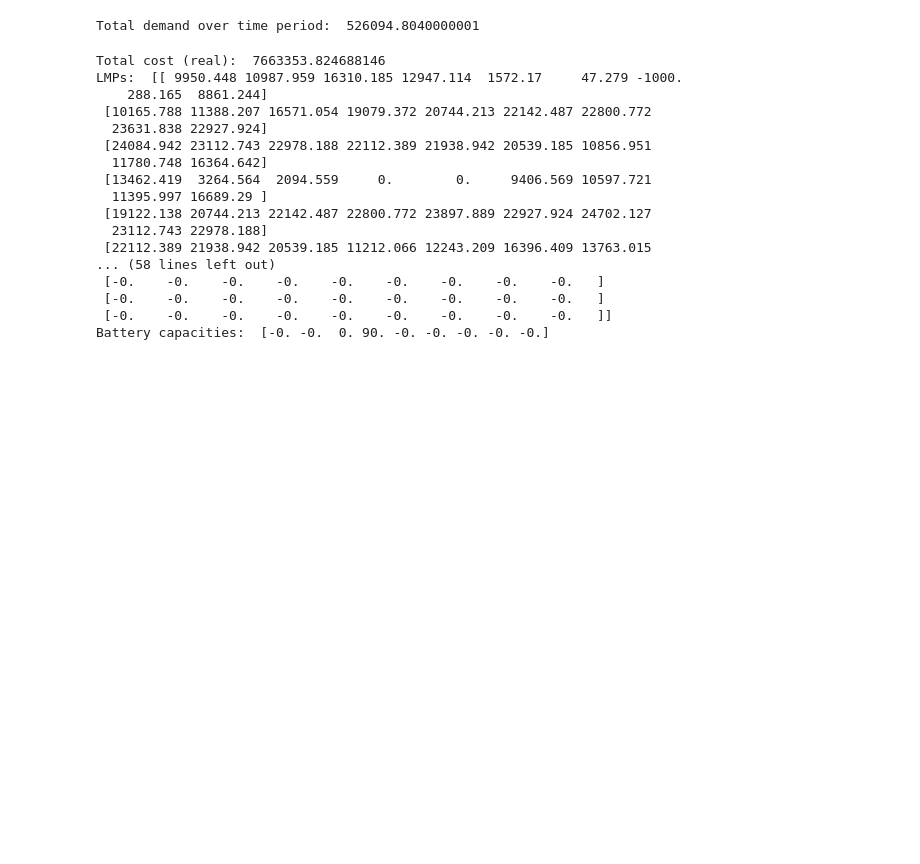
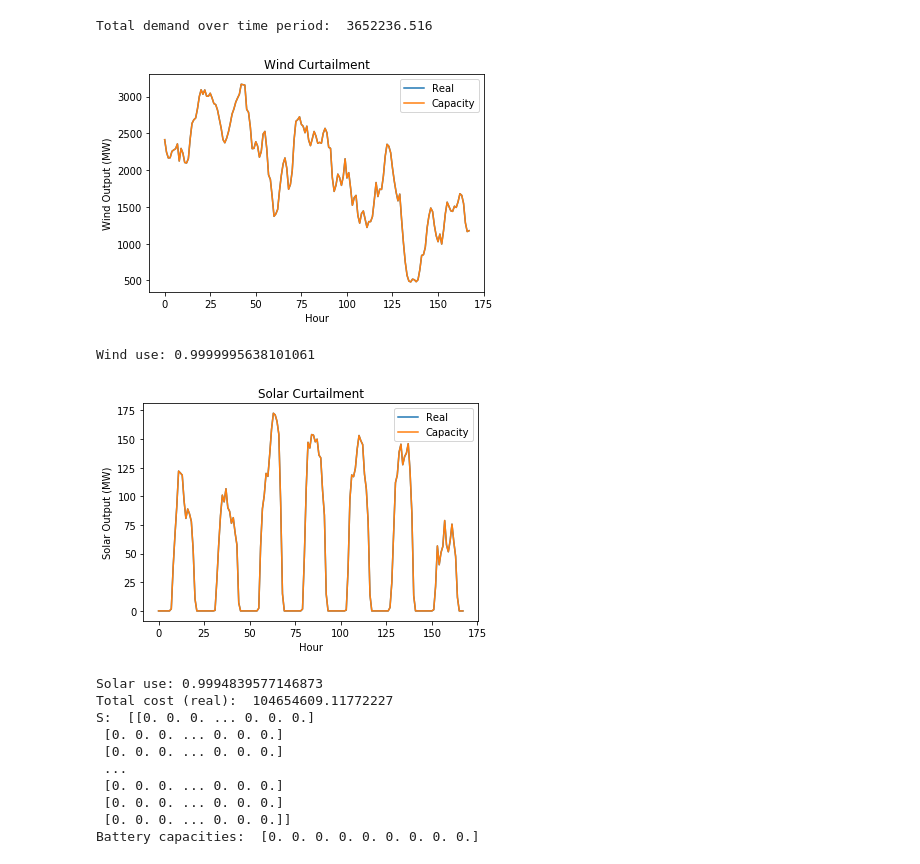
Before and after one commit to rsyoung96/ercot-storage, a Jupyter notebook: OPF_cvxpy_batteries.ipynb, the cells around one changed output. Cells and saved outputs as stored; diff of their text form; code cells hidden in the pictures; blank space fills up the shorter version.

Commit message:
No curtailment for 2 weeks in May, code fully working

```diff
--- a/OPF_cvxpy_batteries.ipynb
+++ b/OPF_cvxpy_batteries.ipynb
@@ -12,7 +13,7 @@ def DCOPF(Y,PGl,PGu,PD,thetaL,thetaU,CQ,CL,PF,slack,gens_to_buses,eff_in,eff_out
 
     PG = cp.Variable((t,num_generators)); # optimization variable: PG_i
     theta = cp.Variable((t,num_buses)); # optimization variable: theta_i
-    S = cp.Variable((t,num_buses));
+    S = cp.Variable((t+1,num_buses));
     qR = cp.Variable((t,num_buses));
     qD = cp.Variable((t,num_buses));
     Smaxs = cp.Variable(num_buses);
@@ -35,7 +36,7 @@ def DCOPF(Y,PGl,PGu,PD,thetaL,thetaU,CQ,CL,PF,slack,gens_to_buses,eff_in,eff_out
         theta[:,slack] == 0,
 
         # Storage dynamics
-        S[1:,:] == eff_store*S[:-1,:] + eff_in*qR[:-1,:] - qD[:-1,:],
+        S[1:,:] == eff_store*S[:-1,:] + eff_in*qR - qD,
 
         # Storage and charge limits
         S >= 0,
@@ -43,7 +44,7 @@ def DCOPF(Y,PGl,PGu,PD,thetaL,thetaU,CQ,CL,PF,slack,gens_to_buses,eff_in,eff_out
         qD <= max_charge,
         qR >= 0,
         qD >= 0,
-        S[0,:] == S[t-1,:],
+        S[0,:] == S[t,:],
 
         # Constraints on battery capacities
         Smaxs >= 0,
@@ -52,6 +53,10 @@ def DCOPF(Y,PGl,PGu,PD,thetaL,thetaU,CQ,CL,PF,slack,gens_to_buses,eff_in,eff_out
 
     for i in range(num_buses):
         constraints.append(S[:,i] <= Smaxs[i])
+
+    for i in range(t):
+        constraints.append(qR[i,:] <= Smaxs)
+        constraints.append(qD[i,:] <= Smaxs)
 
     # Line capacity constraints
     count = 0
@@ -161,11 +212,8 @@ def load_generators(filename, generator_dict, cost_curves_dict, wind_curve):
 # %%
 SBASE = 1e3 #MW
-NUM_HOURS = 24
-START_DATE = datetime.strptime('05/01/17', '%m/%d/%y')
+NUM_HOURS = 24*7
+START_DATE = datetime.strptime('05/15/17', '%m/%d/%y')
 NUM_BUSES = 9
-
-wind_curve_rand = np.random.rand((NUM_HOURS))
-solar_curve = np.random.rand((NUM_HOURS))
 
 # Useful data structures to transfer between bus indexes and names
 regidxs = {"North" : 0,
@@ -220,7 +268,12 @@ cost_curves_dict = {}
 load_cost_curves('cost_quadratic_estimates.csv', cost_curves_dict)
 
 # Get all the generators
-wind_curve = load_wind_curve(regidxs)
+wind_curve = np.zeros((NUM_HOURS,NUM_BUSES))
+load_renewable_curve('wind_per_15min.csv', wind_curve, START_DATE, NUM_HOURS)
+
+solar_curve = np.zeros((NUM_HOURS,NUM_BUSES))
+load_renewable_curve('solar_per_15min.csv', solar_curve, START_DATE, NUM_HOURS)
+
 generators_dict = {}
 load_generators('zonal_generator_capacities_wo_biomass.csv', generators_dict, cost_curves_dict, wind_curve)
 num_gens = len(generators_dict.keys())
@@ -242,7 +295,8 @@ for gen in generators_dict.keys():
         #PGu[:,gen_idx] = PGu[:,gen_idx] * wind_curve_rand
         #PGl[:,gen_idx] = 0 #PGu[:,gen_idx]
     elif 'SOLAR' in gen:
-        PGu[:,gen_idx] = PGu[:,gen_idx] * solar_curve
+        #PGu[:,gen_idx] = PGu[:,gen_idx] * solar_curve
+        PGu[:,gen_idx] = solar_curve[:,bus_idx]
         #PGl[:,gen_idx] = 0 #PGu[:,gen_idx]
     CQ[0,gen_idx] = generators_dict[gen]['cq']
     CL[0,gen_idx] = generators_dict[gen]['cl']
@@ -259,7 +313,7 @@ load_load_profiles('load_profiles_processed.csv', PD, START_DATE, NUM_HOURS)
 PD = PD/SBASE
 print('Total demand over time period: ', np.sum(PD)*SBASE)
 # %% [output]
-Total demand over time period:  526094.8040000001
+Total demand over time period:  3652236.516
 # %%
 EFF_IN = .9
 EFF_OUT = .9
@@ -270,37 +324,41 @@ BATTERY_LIFETIME = 10*365*24 # hours
 # %%
 (pf_opt, cost, p_opt, theta_opt,
  lmp_opt, qD_opt, qR_opt, S_opt, Smaxs_opt) = DCOPF(Y, PGl, PGu, PD, thetal, thetau,
                                                     CQ, CL, PF, slack, gens_to_buses,
                                                     EFF_IN, EFF_OUT, EFF_STORE, MAX_CHARGE,
-                                                    battery_cost, BATTERY_LIFETIME,10000)
+                                                    battery_cost, BATTERY_LIFETIME, 10000)
 np.set_printoptions(precision=3, suppress=True)
+get_wind_curtailment(p_opt, PGu, generators_dict)
+get_solar_curtailment(p_opt, PGu, generators_dict)
 #print(np.matmul(p_opt**2, CQ.T) + np.matmul(p_opt, CL.T))
 #print('OPF:', pf_opt)
 #print('Total cost (optimizer):', cost)
 print('Total cost (real): ', np.sum(np.matmul(p_opt, gens_to_buses) * lmp_opt))
 #print('Generation:', p_opt * SBASE)
 #print('Angles:', theta_opt)
-print('LMPs: ', lmp_opt)
+#print('LMPs: ', lmp_opt)
 #print('qD: ', qD_opt)
 #print('qR: ', qR_opt)
 print('S: ', S_opt * SBASE)
 #print('Angles:', theta_opt)
 print('Battery capacities: ', Smaxs_opt*SBASE)
+#for gen in generators_dict.keys():
+#    print(gen)
+#    print(SBASE*PGu[:,generators_dict[gen]['idx']])
+#    plt.plot(SBASE*PGu[:,generators_dict[gen]['idx']],label=gen)
+#    plt.legend()
+#plt.plot(SBASE*np.sum(PGu))
 # %% [output]
+[figure, added]
-Total cost (real):  7663353.824688146
-LMPs:  [[ 9950.448 10987.959 16310.185 12947.114  1572.17     47.279 -1000.
-    288.165  8861.244]
- [10165.788 11388.207 16571.054 19079.372 20744.213 22142.487 22800.772
-  23631.838 22927.924]
- [24084.942 23112.743 22978.188 22112.389 21938.942 20539.185 10856.951
-  11780.748 16364.642]
- [13462.419  3264.564  2094.559     0.        0.     9406.569 10597.721
-  11395.997 16689.29 ]
- [19122.138 20744.213 22142.487 22800.772 23897.889 22927.924 24702.127
-  23112.743 22978.188]
- [22112.389 21938.942 20539.185 11212.066 12243.209 16396.409 13763.015
-... (58 lines left out)
- [-0.    -0.    -0.    -0.    -0.    -0.    -0.    -0.    -0.   ]
- [-0.    -0.    -0.    -0.    -0.    -0.    -0.    -0.    -0.   ]
- [-0.    -0.    -0.    -0.    -0.    -0.    -0.    -0.    -0.   ]]
-Battery capacities:  [-0. -0.  0. 90. -0. -0. -0. -0. -0.]
+Wind use: 0.9999995638101061
+[figure, added]
+Solar use: 0.9994839577146873
+Total cost (real):  104654609.11772227
+S:  [[0. 0. 0. ... 0. 0. 0.]
+ [0. 0. 0. ... 0. 0. 0.]
+ [0. 0. 0. ... 0. 0. 0.]
+ ...
+ [0. 0. 0. ... 0. 0. 0.]
+ [0. 0. 0. ... 0. 0. 0.]
+ [0. 0. 0. ... 0. 0. 0.]]
+Battery capacities:  [0. 0. 0. 0. 0. 0. 0. 0. 0.]
```
Also changed, not shown: parts of 8 cells of this notebook, 3 other files.
